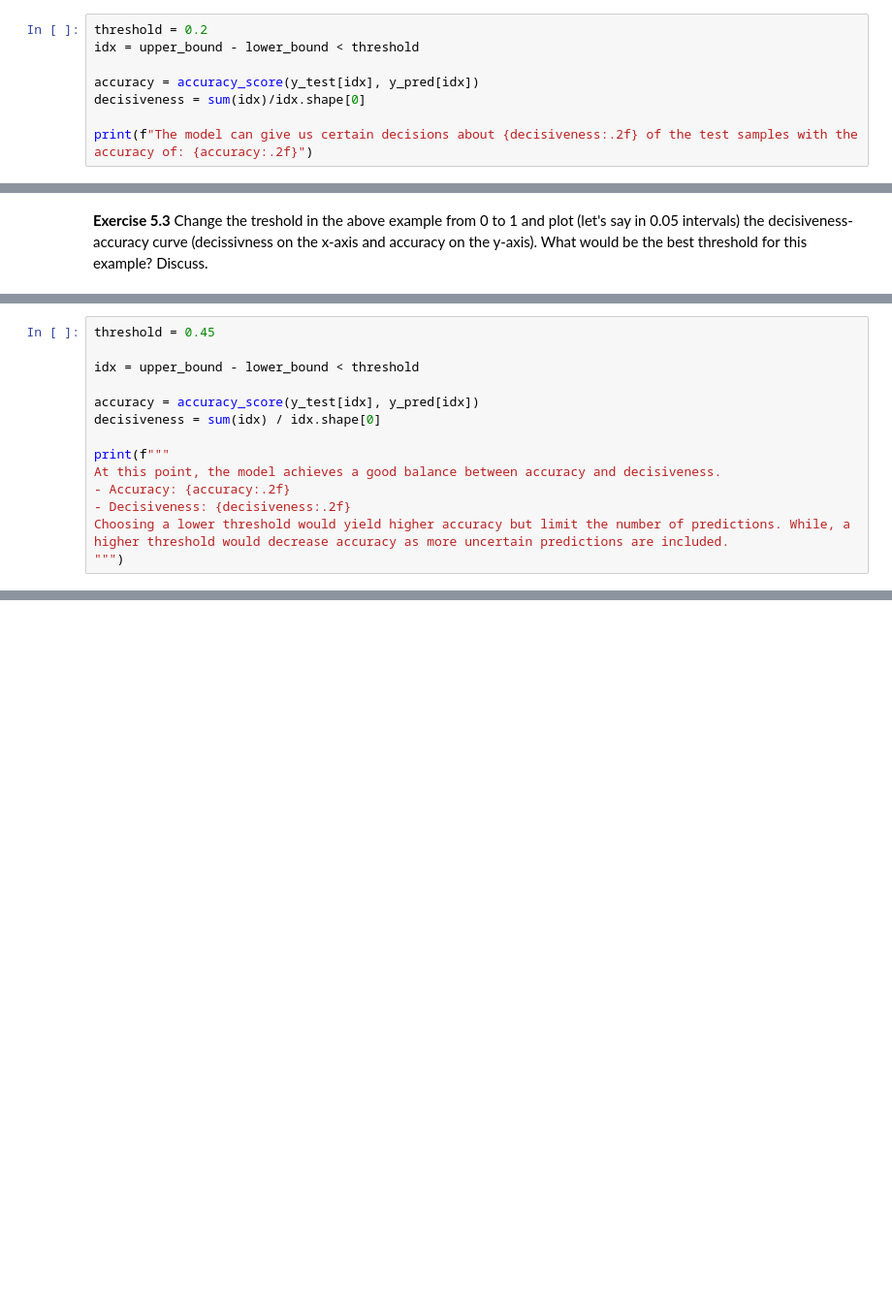
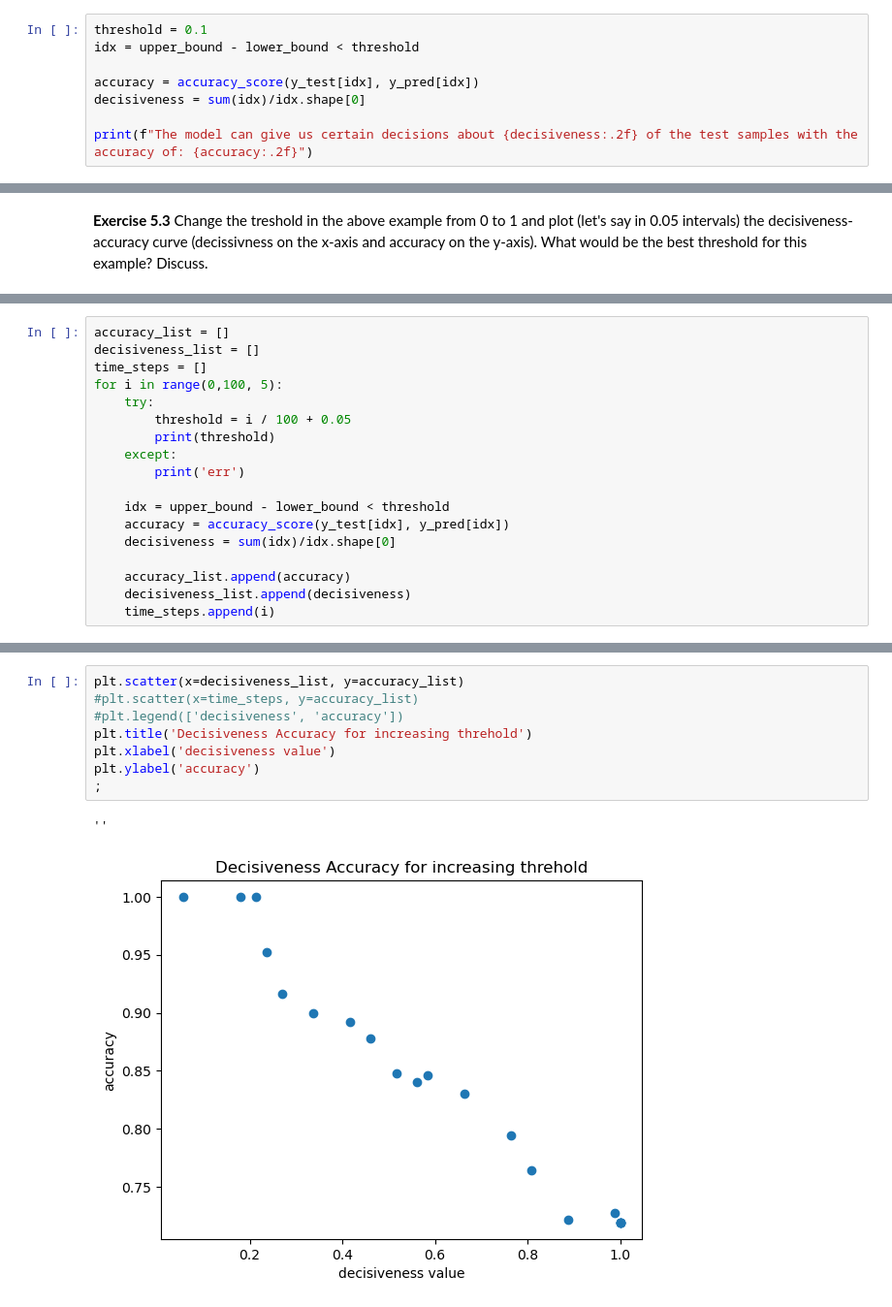
Before and after one commit to DiegoGarciaFrade/ResponsibleAI_G1, a Jupyter notebook: Week_5_4_Uncertainty.ipynb, the cells around one changed output, grey strips where cells are left out. Shown at 97% size. Cells and saved outputs as stored; diff of their text form; blank space fills up the shorter version.

```diff
--- a/Week_5_4_Uncertainty.ipynb
+++ b/Week_5_4_Uncertainty.ipynb
@@ -88,7 +88,7 @@ plt.show()
 
 We can use the estimated prediction uncertainties for more informade decision making. For example, using a threshold on the uncertainty, we can exclude uncertain predictions from decision making process. This will reduce the decisiveness of the model (number of used model predictions for decision making), but increases the accuracy of decisions and trust in the model. This sometimes can be a game changer as it transfers a risky/unsafe and not-usable model in practice to a useful trustworthy/safe model.
 # %%
-threshold = 0.2
+threshold = 0.1
 idx = upper_bound - lower_bound < threshold
 
 accuracy = accuracy_score(y_test[idx], y_pred[idx])
@@ -125,14 +101,0 @@ plt.show()
-# %%
-threshold = 0.45
-
-idx = upper_bound - lower_bound < threshold
-
-accuracy = accuracy_score(y_test[idx], y_pred[idx])
-decisiveness = sum(idx) / idx.shape[0]
-
-print(f"""
-At this point, the model achieves a good balance between accuracy and decisiveness.
-- Accuracy: {accuracy:.2f}
-- Decisiveness: {decisiveness:.2f}
-Choosing a lower threshold would yield higher accuracy but limit the number of predictions. While, a higher threshold would decrease accuracy as more uncertain predictions are included.
-""")
@@ -143,0 +102,18 @@ Choosing a lower threshold would yield higher accuracy but limit the number of p
+# %%
+accuracy_list = []
+decisiveness_list = []
+time_steps = []
+for i in range(0,100, 5):
+    try:
+        threshold = i / 100 + 0.05
+        print(threshold)
+    except:
+        print('err')
+
+    idx = upper_bound - lower_bound < threshold
+    accuracy = accuracy_score(y_test[idx], y_pred[idx])
+    decisiveness = sum(idx)/idx.shape[0]
+
+    accuracy_list.append(accuracy)
+    decisiveness_list.append(decisiveness)
+    time_steps.append(i)
@@ -143,0 +141,11 @@ Choosing a lower threshold would yield higher accuracy but limit the number of p
+# %%
+plt.scatter(x=decisiveness_list, y=accuracy_list)
+#plt.scatter(x=time_steps, y=accuracy_list)
+#plt.legend(['decisiveness', 'accuracy'])
+plt.title('Decisiveness Accuracy for increasing threhold')
+plt.xlabel('decisiveness value')
+plt.ylabel('accuracy')
+;
+# %% [output]
+''
+[figure, added]
```
Also changed, not shown: parts of 7 cells of this notebook.
